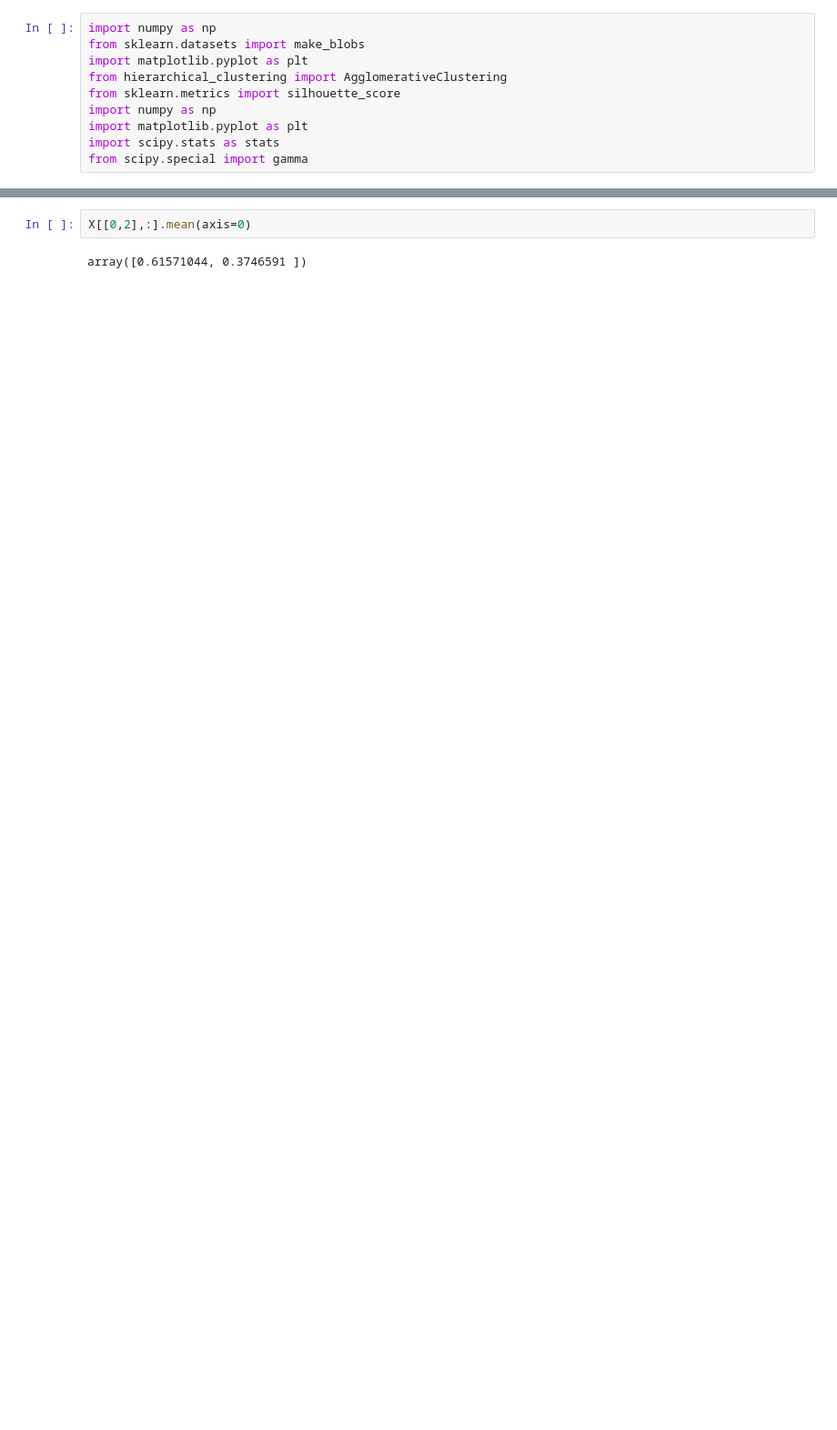
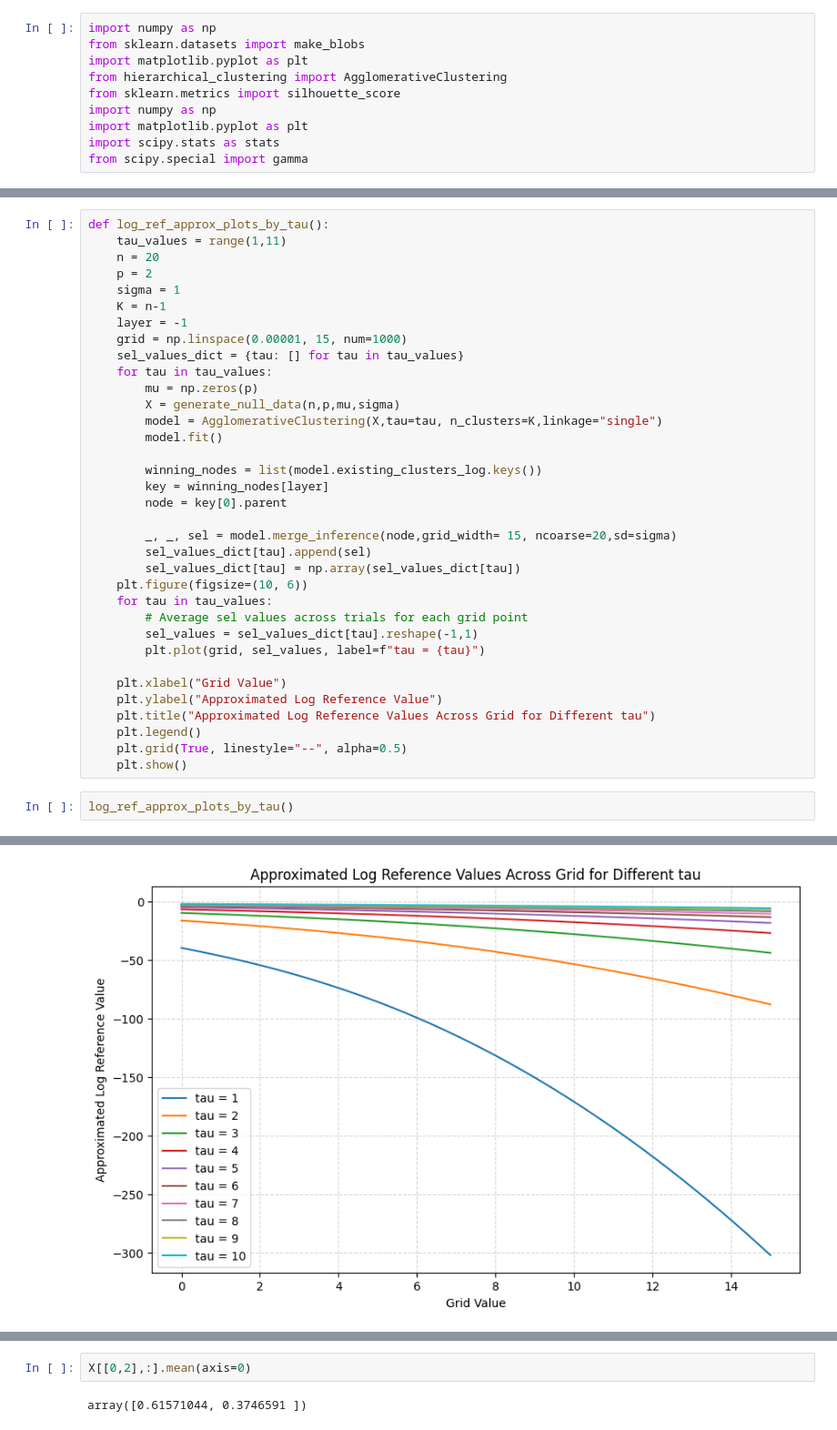
Before and after one commit to judywu4800/SI_HierarchicalClustering, a Jupyter notebook: test_file.ipynb, the cells around one changed output, grey strips where cells are left out. Shown at 91% size. Drawn from its saved outputs; the diff is of its cells as text; blank space fills up the shorter version.

```diff
--- a/test_file.ipynb
+++ b/test_file.ipynb
@@ -103,3 +103,41 @@ def check_p_value_uniformity(n,p, sigma, K, tau,layer, num_trials=1000):
     plt.legend()
     plt.grid(True, linestyle="--", alpha=0.5)
     plt.show()
+# %%
+def log_ref_approx_plots_by_tau():
+    tau_values = range(1,11)
+    n = 20
+    p = 2
+    sigma = 1
+    K = n-1
+    layer = -1
+    grid = np.linspace(0.00001, 15, num=1000)
+    sel_values_dict = {tau: [] for tau in tau_values}
+    for tau in tau_values:
+        mu = np.zeros(p)
+        X = generate_null_data(n,p,mu,sigma)
+        model = AgglomerativeClustering(X,tau=tau, n_clusters=K,linkage="single")
+        model.fit()
+
+        winning_nodes = list(model.existing_clusters_log.keys())
+        key = winning_nodes[layer]
+        node = key[0].parent
+
+        _, _, sel = model.merge_inference(node,grid_width= 15, ncoarse=20,sd=sigma)
+        sel_values_dict[tau].append(sel)
+        sel_values_dict[tau] = np.array(sel_values_dict[tau])
+    plt.figure(figsize=(10, 6))
+    for tau in tau_values:
+        # Average sel values across trials for each grid point
+        sel_values = sel_values_dict[tau].reshape(-1,1)
+        plt.plot(grid, sel_values, label=f"tau = {tau}")
+
+    plt.xlabel("Grid Value")
+    plt.ylabel("Approximated Log Reference Value")
+    plt.title("Approximated Log Reference Values Across Grid for Different tau")
+    plt.legend()
+    plt.grid(True, linestyle="--", alpha=0.5)
+    plt.show()
+# %%
+log_ref_approx_plots_by_tau()
+# %% [output]
@@ -105,0 +154 @@ def check_p_value_uniformity(n,p, sigma, K, tau,layer, num_trials=1000):
+[figure, added]
```
Also changed, not shown: parts of 16 cells of this notebook, 7 other files.
